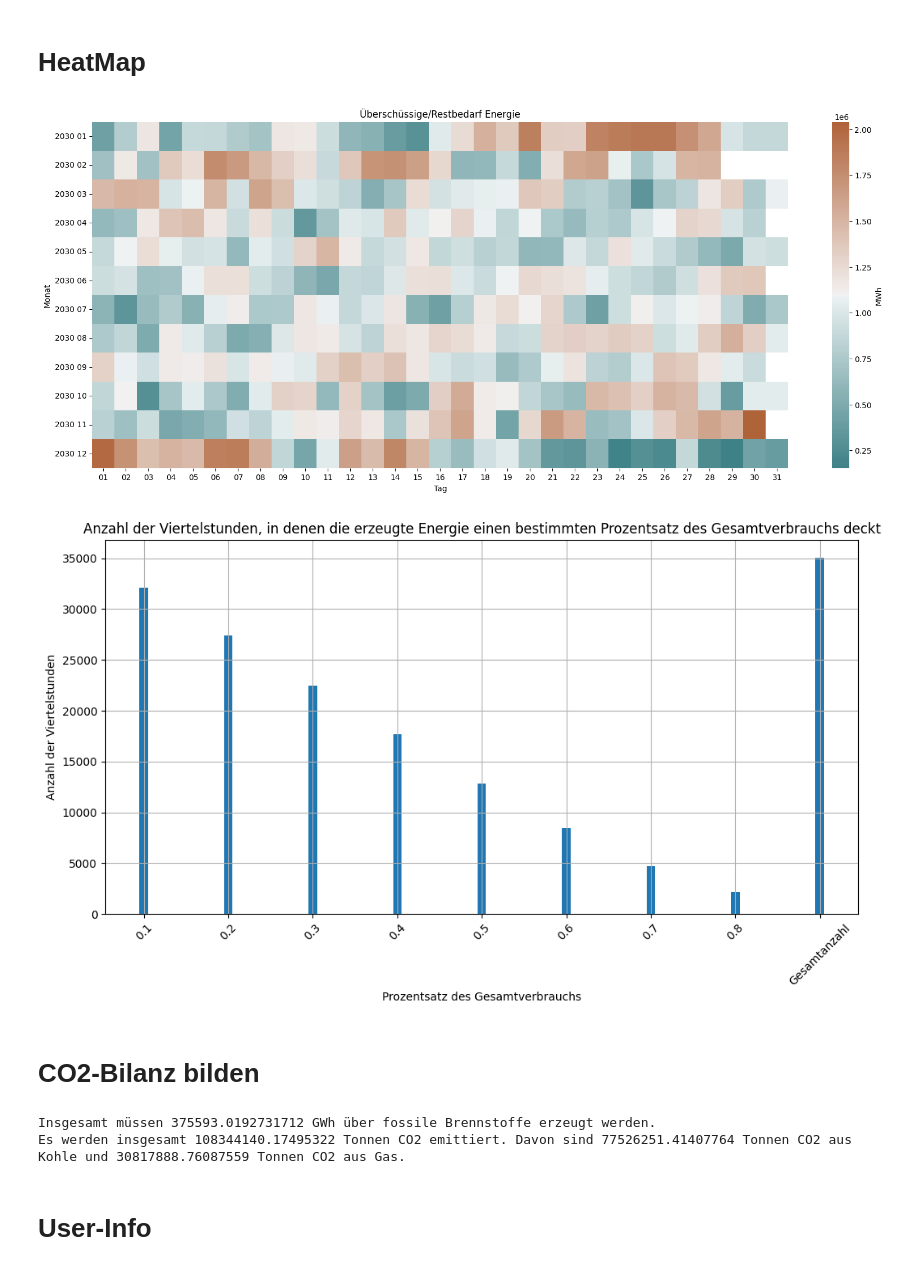
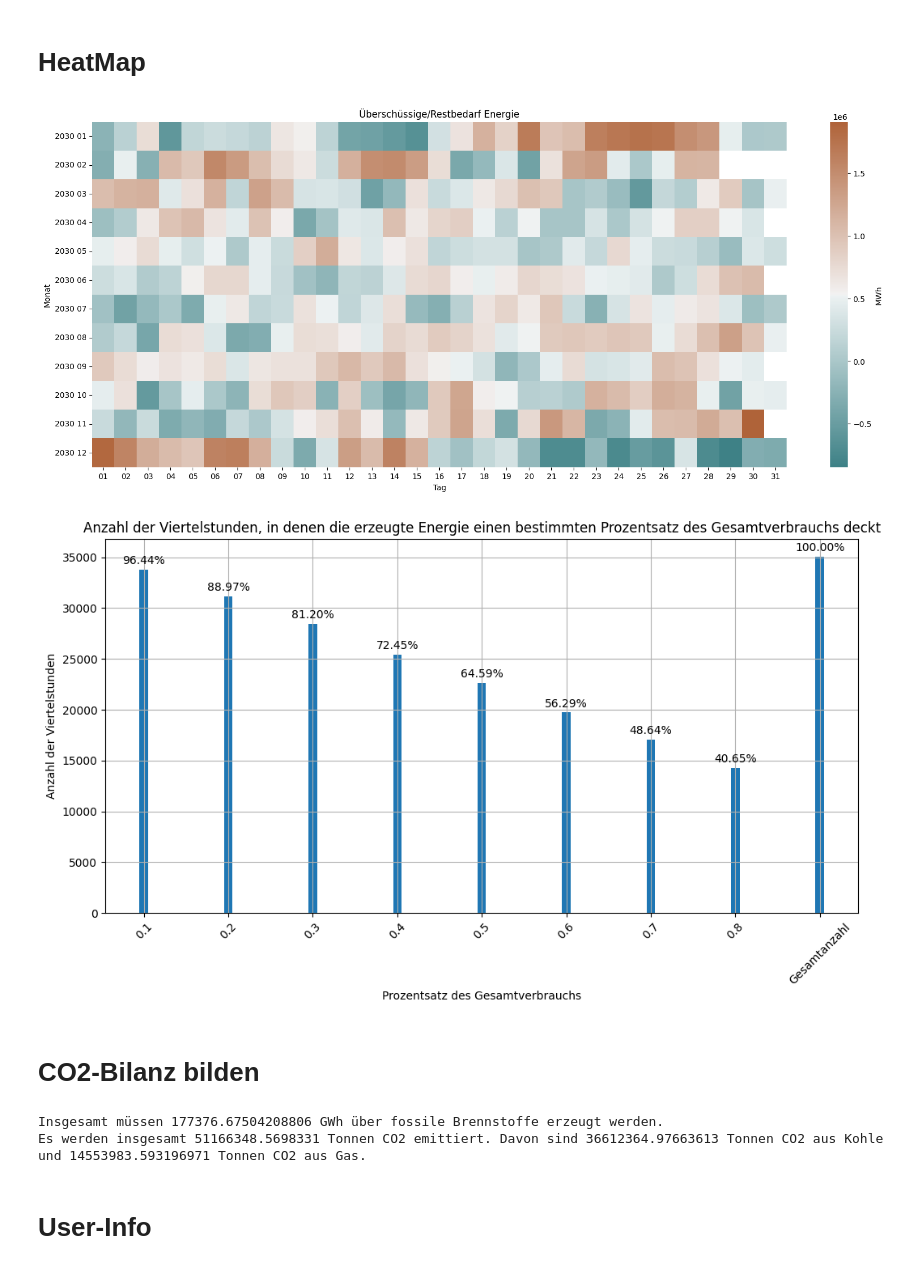
Before and after one commit to Gregor1998/Klimaneutral-20245, a Jupyter notebook: prototyp_1.ipynb, the cells around one changed output. Cells and saved outputs as stored; diff of their text form; code cells hidden in the pictures.

```diff
--- a/prototyp_1.ipynb
+++ b/prototyp_1.ipynb
@@ -18,7 +18,7 @@ from utils.calculateConsumption import calculateConsumption, getConsumptionYear
 # %%
 # Faktoren, Variablen
 
-consumption_development_rate = 1.05
+consumption_development_rate = 1.045
 CO2_factor_Kohle = 0.35
 CO2_factor_Gas = 0.2
 share_coal = (100/39*23)/100
@@ -32,7 +32,7 @@ directory_yearly_generation = getData("Erzeugung")
 # Daten extrapolieren 2024 bis 2030
 for year in range(2024,2031):
     prev_year_df =directory_yearly_generation.get(year-1).copy()    #Kopie des Dataframe des letzten Jahres
-    extrapolated_data = Extrapolation(prev_year_df, year, 1.05, 1.03, 1.04)        #Erstellung eines neuen Objekts, mit einem DataFrame
+    extrapolated_data = Extrapolation(prev_year_df, year, 1.129, 1.066, 1.131)        #Erstellung eines neuen Objekts, mit einem DataFrame
     directory_yearly_generation[extrapolated_data.year]= extrapolated_data.df   #DataFrame in das Erzeugungsverzeichnis gespeichert wird
 # %% [output]
 Data für 2015 loaded succsessfully.
@@ -100,36 +106,46 @@ print(resdidual_df)
 plotCalendarHeatmap(resdidual_df, "Überschüssige/Restbedarf Energie", "Differenz", linewidths = 0)
 
 # Prozentsätze definieren
 percentages = [0.10, 0.20, 0.30, 0.40, 0.50, 0.60, 0.70, 0.80]
 
 # Dictionary, um die Anzahl der Viertelstunden für jeden Prozentsatz zu speichern
 coverage_counts = {percentage: 0 for percentage in percentages}
 
 # Berechne die Deckung für jede Viertelstunde
 for index, row in production_2030.iterrows():
     for percentage in percentages:
         if row['Gesamterzeugung_EE'] >= percentage * consumption_2030.loc[index, 'Gesamtverbrauch']:
             coverage_counts[percentage] += 1
 
 # Füge die Gesamtanzahl der Viertelstunden hinzu
 total_quarters = len(production_2030)
 coverage_counts['Gesamtanzahl'] = total_quarters
 
 # Erstelle ein Summenhistogramm
 plt.figure(figsize=(12, 6))
 # Convert keys to strings for consistent data types
 coverage_counts_str_keys = {str(key): value for key, value in coverage_counts.items()}
 
-plt.bar(coverage_counts_str_keys.keys(), coverage_counts_str_keys.values(), width=0.10, align='center')
+bars = plt.bar(coverage_counts_str_keys.keys(), coverage_counts_str_keys.values(), width=0.10, align='center')
+
+# Annotate bars with percentage of total quarters
+for bar in bars:
+    height = bar.get_height()
+    percentage = (height / total_quarters) * 100
+    plt.annotate(f'{percentage:.2f}%', xy=(bar.get_x() + bar.get_width() / 2, height),
+                 xytext=(0, 3),  # 3 points vertical offset
+                 textcoords="offset points",
+                 ha='center', va='bottom')
+
 plt.xlabel('Prozentsatz des Gesamtverbrauchs')
 plt.ylabel('Anzahl der Viertelstunden')
 plt.title('Anzahl der Viertelstunden, in denen die erzeugte Energie einen bestimmten Prozentsatz des Gesamtverbrauchs deckt')
 plt.xticks([str(key) for key in coverage_counts.keys()], rotation=45)
 plt.grid(True)
 plt.show()
 # %% [output]
-[figure, old version]
+[figure, new version]
-[figure, old version]
+[figure, new version]
 # %% [markdown]
 # CO2-Bilanz bilden
 # %%
@@ -148,7 +164,7 @@ elif total_residual_energy < 0:
 else:
     print("Es liegt ein Fehler in der Berechnung vor.")
 # %% [output]
-Insgesamt müssen 375593.0192731712 GWh über fossile Brennstoffe erzeugt werden.
-Es werden insgesamt 108344140.17495322 Tonnen CO2 emittiert. Davon sind 77526251.41407764 Tonnen CO2 aus Kohle und 30817888.76087559 Tonnen CO2 aus Gas.
+Insgesamt müssen 177376.67504208806 GWh über fossile Brennstoffe erzeugt werden.
+Es werden insgesamt 51166348.5698331 Tonnen CO2 emittiert. Davon sind 36612364.97663613 Tonnen CO2 aus Kohle und 14553983.593196971 Tonnen CO2 aus Gas.
 # %% [markdown]
 # User-Info
```
Also changed, not shown: parts of 2 cells of this notebook, 7 other files.
